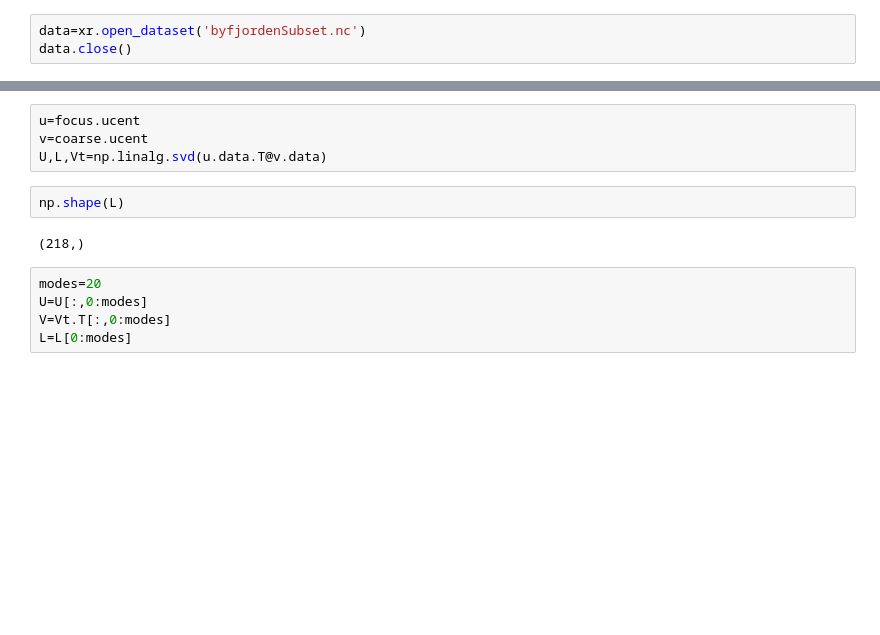
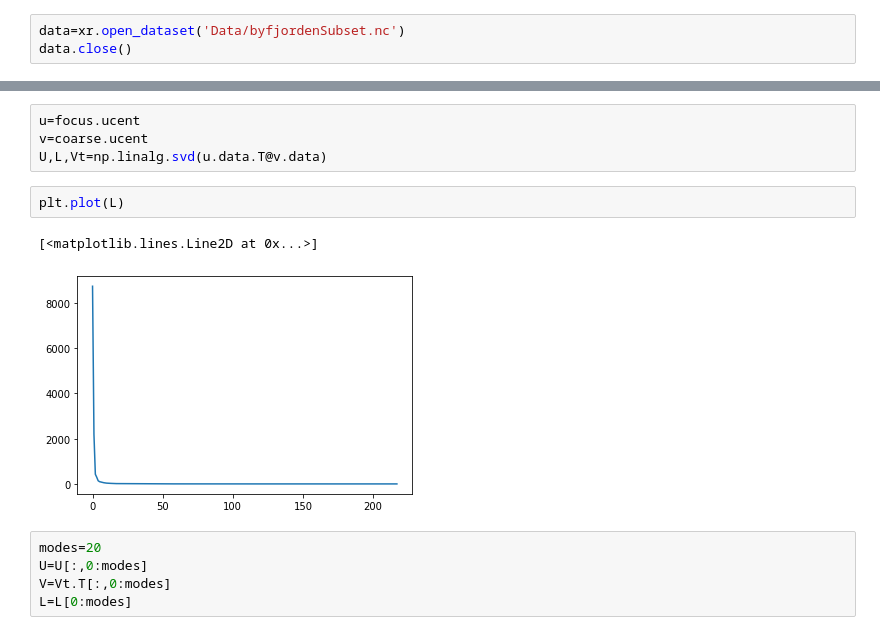
Before and after one commit to galendal/FACTS, a Jupyter notebook: eof_GA.ipynb, the cells around one changed output, grey strips where cells are left out. Cells and saved outputs as stored; diff of their text form; blank space fills up the shorter version.

```diff
--- a/eof_GA.ipynb
+++ b/eof_GA.ipynb
@@ -155,7 +155,7 @@ def plot_eofs(res,name='',save_dir='',save=False):
     if save:
         plt.savefig(save_dir+name+'.jpg')
 # %%
-data=xr.open_dataset('byfjordenSubset.nc')
+data=xr.open_dataset('Data/byfjordenSubset.nc')
 data.close()
 # %%
 def my_mask(inarr):
@@ -201,10 +201,11 @@ focus=my_mask(focus)
 u=focus.ucent
 v=coarse.ucent
 U,L,Vt=np.linalg.svd(u.data.T@v.data)
-# %%
-np.shape(L)
-# %% [output]
-(218,)
+# %%
+plt.plot(L)
+# %% [output]
+[<matplotlib.lines.Line2D at 0x...>]
+[figure, added]
 # %%
 modes=20
 U=U[:,0:modes]
```
Also changed, not shown: parts of 14 cells of this notebook.
